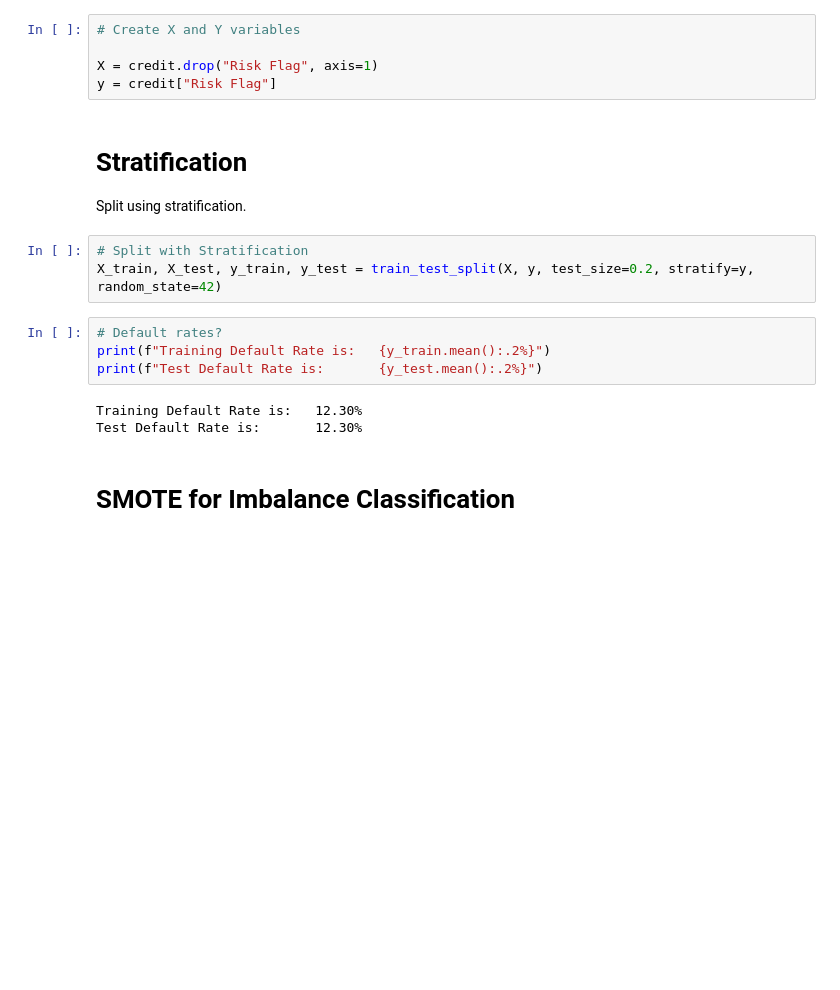
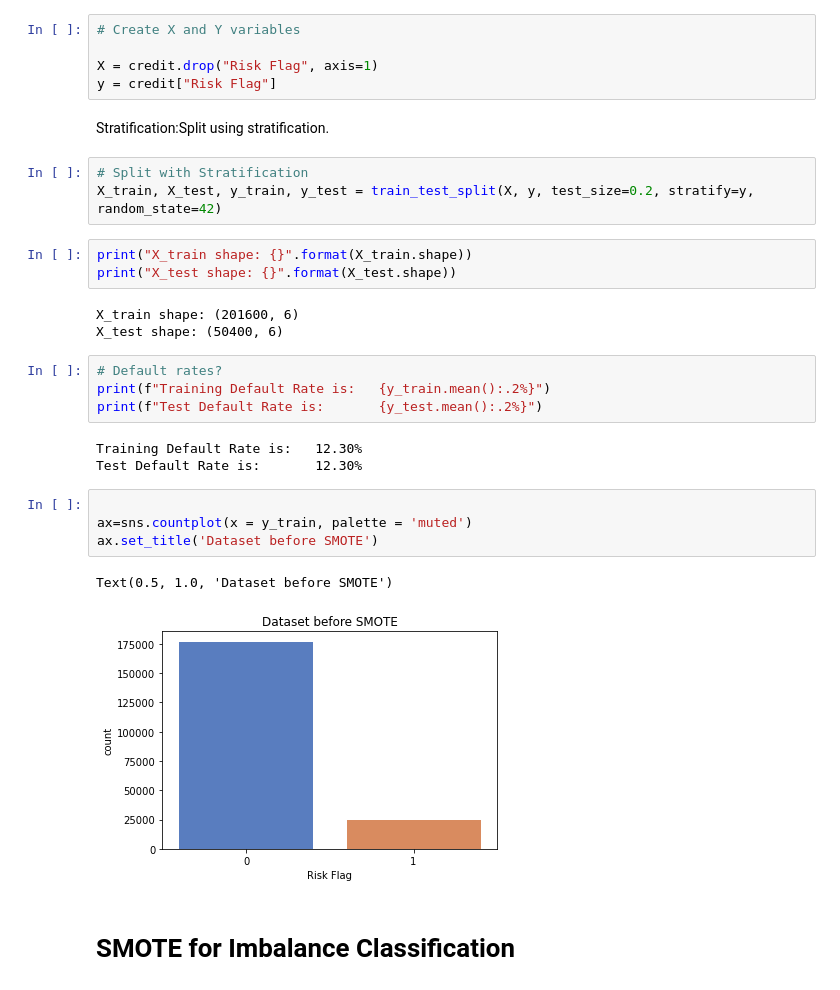
Before and after one commit to atknighton/Team-3-Data-Project, a Jupyter notebook: Data Mined - Training.Test Set Analysis.ipynb, the cells around one changed output. Cells and saved outputs as stored; diff of their text form; blank space fills up the shorter version.

```diff
--- a/Data Mined - Training.Test Set Analysis.ipynb
+++ b/Data Mined - Training.Test Set Analysis.ipynb
@@ -75,11 +77,16 @@ sns.heatmap(credit.corr(), vmin=-1, vmax=1, linewidth=0.5, annot=True)
 X = credit.drop("Risk Flag", axis=1)
 y = credit["Risk Flag"]
 # %% [markdown]
-# Stratification
-Split using stratification.
+Stratification:Split using stratification.
 # %%
 # Split with Stratification
 X_train, X_test, y_train, y_test = train_test_split(X, y, test_size=0.2, stratify=y, random_state=42)
+# %%
+print("X_train shape: {}".format(X_train.shape))
+print("X_test shape: {}".format(X_test.shape))
+# %% [output]
+X_train shape: (201600, 6)
+X_test shape: (50400, 6)
 # %%
 # Default rates?
 print(f"Training Default Rate is:   {y_train.mean():.2%}")
@@ -87,6 +94,13 @@ print(f"Test Default Rate is:       {y_test.mean():.2%}")
 # %% [output]
 Training Default Rate is:   12.30%
 Test Default Rate is:       12.30%
+# %%
+
+ax=sns.countplot(x = y_train, palette = 'muted')
+ax.set_title('Dataset before SMOTE')
+# %% [output]
+Text(0.5, 1.0, 'Dataset before SMOTE')
+[figure, added]
 # %% [markdown]
 # SMOTE for Imbalance Classification
 # %%
```
Also changed, not shown: parts of 30 cells of this notebook.
